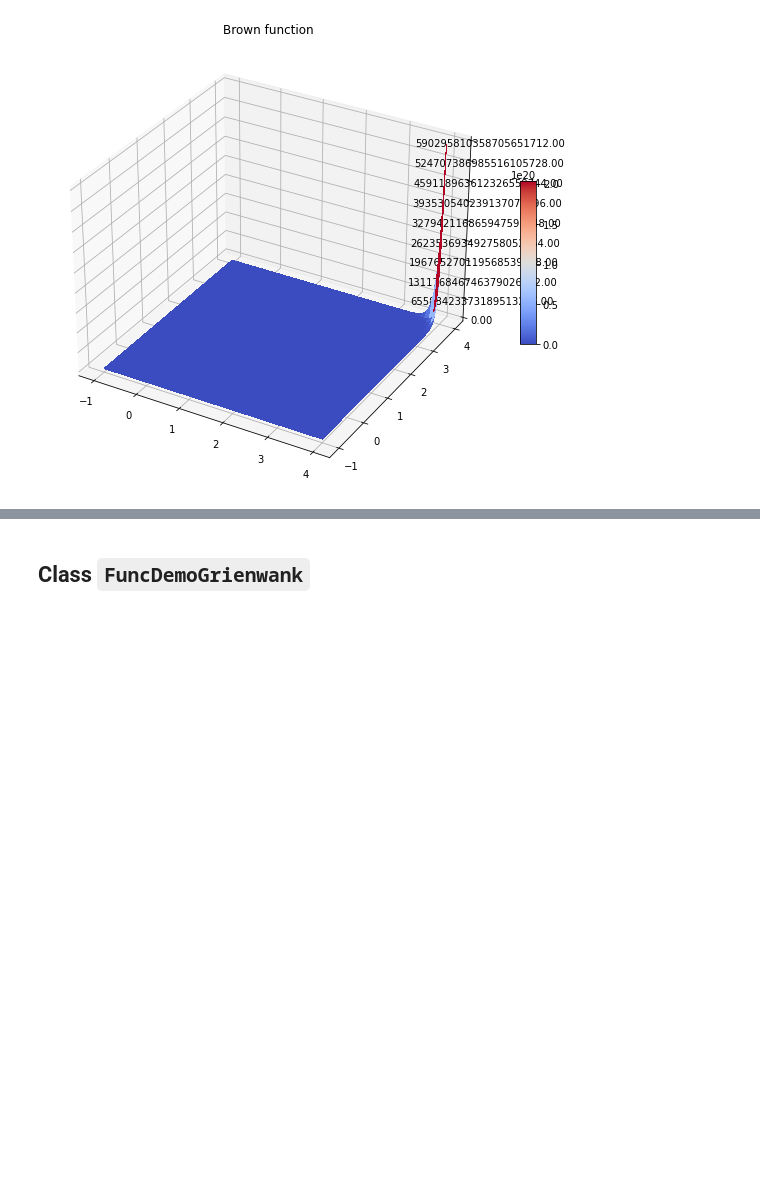
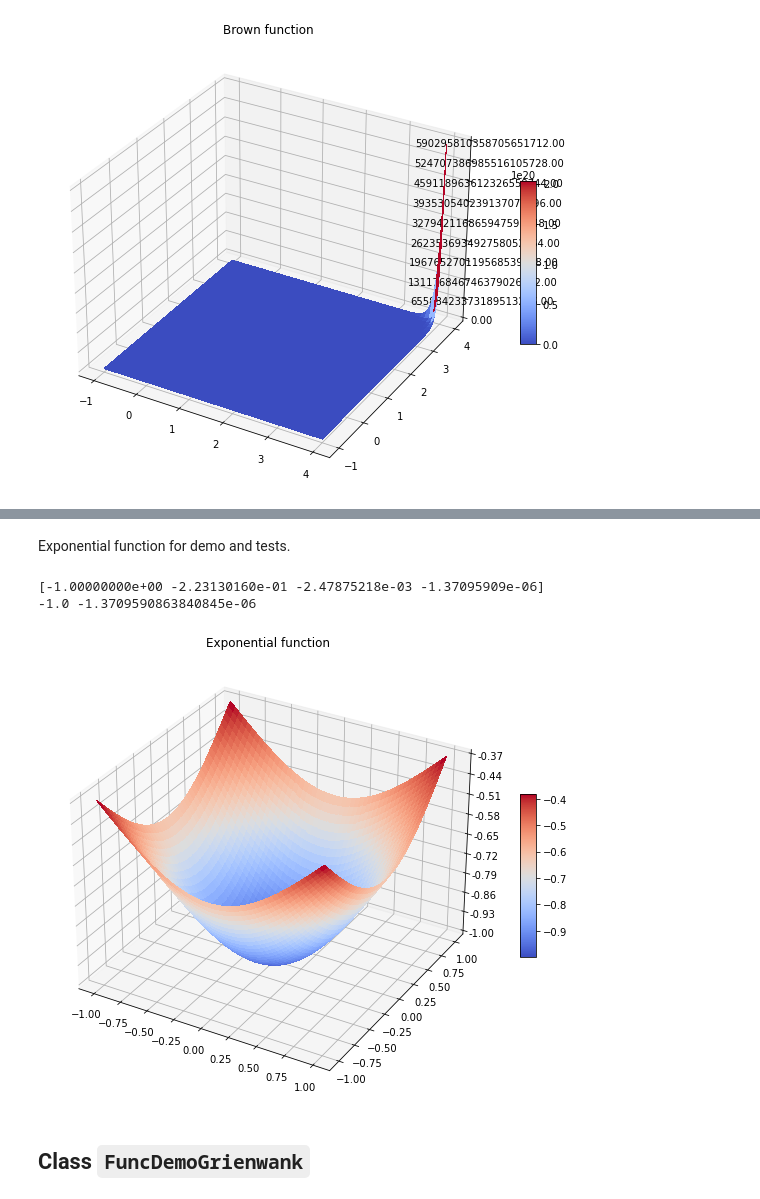
Before and after one commit to AndreiChertkov/teneva, a Jupyter notebook: demo/func_demo.ipynb, the cells around one changed output, grey strips where cells are left out. Drawn from its saved outputs; the diff is of its cells as text; code cells hidden in the pictures; blank space fills up the shorter version.

```diff
--- a/demo/func_demo.ipynb
+++ b/demo/func_demo.ipynb
@@ -84,3 +132,22 @@ teneva.FuncDemoBrown(d=2).plot()
+# %% [markdown]
+Exponential function for demo and tests.
+# %%
+X = np.array([
+    [0., 0., 0.],
+    [1., 1., 1.],
+    [2., 2., 2.],
+    [3., 3., 3.],
+])
+Func = teneva.FuncDemoExponential(d=X.shape[1])
+print(Func.get_f_poi(X))
+print(Func.get_f_poi(X[0]), Func.get_f_poi(X[-1]))
+# %% [output]
+[-1.00000000e+00 -2.23130160e-01 -2.47875218e-03 -1.37095909e-06]
+-1.0 -1.3709590863840845e-06
+# %%
+teneva.FuncDemoExponential(d=2).plot()
+# %% [output]
+[figure, added]
 # %% [markdown]
 ## Class `FuncDemoGrienwank`
 # %% [markdown]
```
Also changed, not shown: parts of 14 cells of this notebook, 10 other files.
